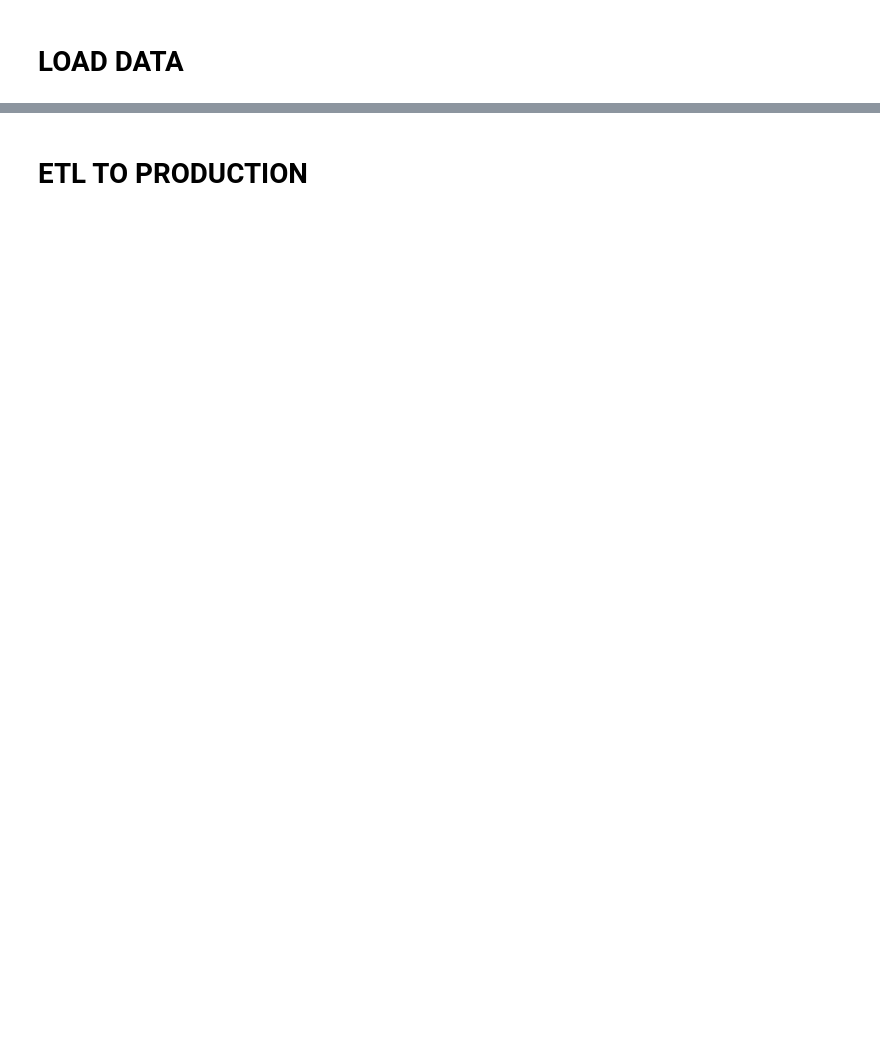
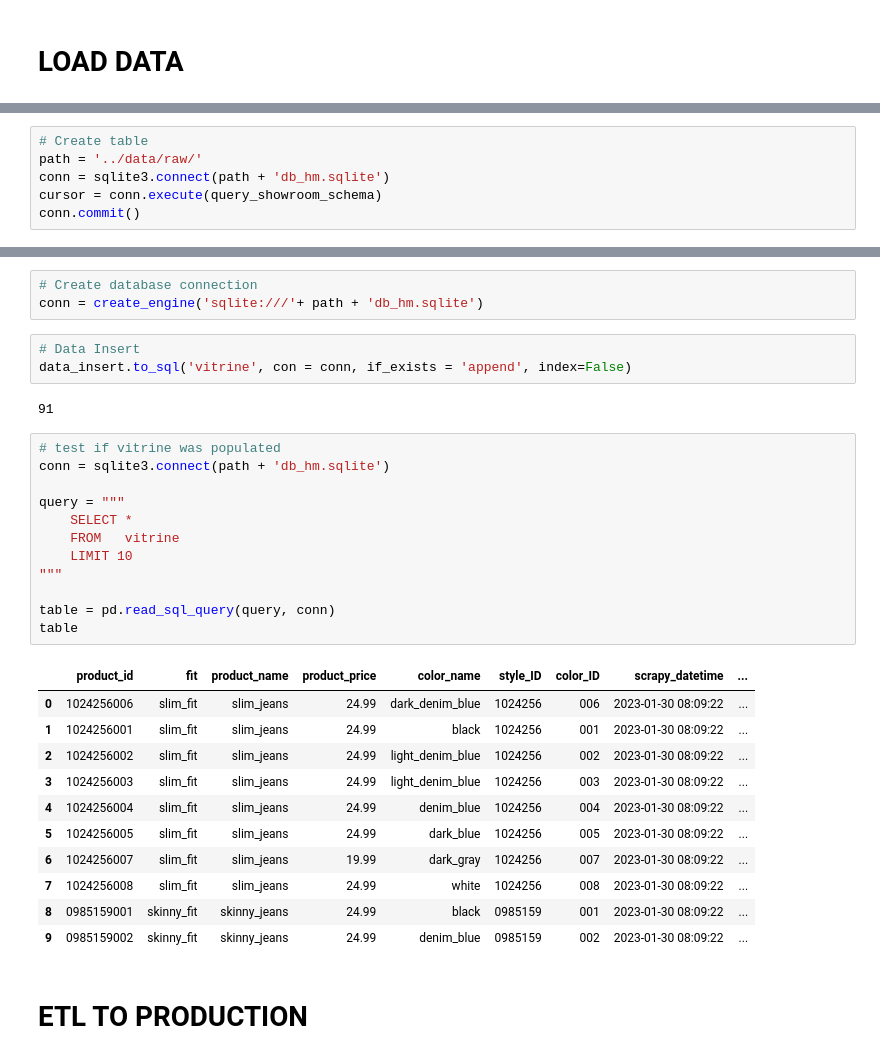
Before and after one commit to danieltodaDS/Star-Jeans-ETL, a Jupyter notebook: notebooks/1.0_dhrt_star_jeans_product_market_fit_etl.ipynb, the cells around one changed output, grey strips where cells are left out. Saved outputs shown, nothing was run; the diff lists cells and outputs as text; blank space fills up the shorter version.

```diff
--- a/notebooks/1.0_dhrt_star_jeans_product_market_fit_etl.ipynb
+++ b/notebooks/1.0_dhrt_star_jeans_product_market_fit_etl.ipynb
@@ -27,0 +384,6 @@ header =
+# %%
+# Create table
+path = '../data/raw/'
+conn = sqlite3.connect(path + 'db_hm.sqlite')
+cursor = conn.execute(query_showroom_schema)
+conn.commit()
@@ -28,2 +427,34 @@ header =
+# %%
+# Create database connection
+conn = create_engine('sqlite:///'+ path + 'db_hm.sqlite')
+# %%
+# Data Insert
+data_insert.to_sql('vitrine', con = conn, if_exists = 'append', index=False)
+# %% [output]
+91
+# %%
+# test if vitrine was populated
+conn = sqlite3.connect(path + 'db_hm.sqlite')
+
+query = """
+    SELECT *
+    FROM   vitrine
+    LIMIT 10
+"""
+
+table = pd.read_sql_query(query, conn)
+table
+# %% [output]
+|  | product_id | fit | product_name | product_price | color_name | style_ID | color_ID | scrapy_datetime | ... |
+| 0 | 1024256006 | slim_fit | slim_jeans | 24.99 | dark_denim_blue | 1024256 | 006 | 2023-01-30 08:09:22 | ... |
+| 1 | 1024256001 | slim_fit | slim_jeans | 24.99 | black | 1024256 | 001 | 2023-01-30 08:09:22 | ... |
+| 2 | 1024256002 | slim_fit | slim_jeans | 24.99 | light_denim_blue | 1024256 | 002 | 2023-01-30 08:09:22 | ... |
+| 3 | 1024256003 | slim_fit | slim_jeans | 24.99 | light_denim_blue | 1024256 | 003 | 2023-01-30 08:09:22 | ... |
+| 4 | 1024256004 | slim_fit | slim_jeans | 24.99 | denim_blue | 1024256 | 004 | 2023-01-30 08:09:22 | ... |
+| 5 | 1024256005 | slim_fit | slim_jeans | 24.99 | dark_blue | 1024256 | 005 | 2023-01-30 08:09:22 | ... |
+| 6 | 1024256007 | slim_fit | slim_jeans | 19.99 | dark_gray | 1024256 | 007 | 2023-01-30 08:09:22 | ... |
+| 7 | 1024256008 | slim_fit | slim_jeans | 24.99 | white | 1024256 | 008 | 2023-01-30 08:09:22 | ... |
+| 8 | 0985159001 | skinny_fit | skinny_jeans | 24.99 | black | 0985159 | 001 | 2023-01-30 08:09:22 | ... |
+| 9 | 0985159002 | skinny_fit | skinny_jeans | 24.99 | denim_blue | 0985159 | 002 | 2023-01-30 08:09:22 | ... |
 # %% [markdown]
 # ETL TO PRODUCTION
```
Also changed, not shown: parts of 25 cells of this notebook, 3 other files.
